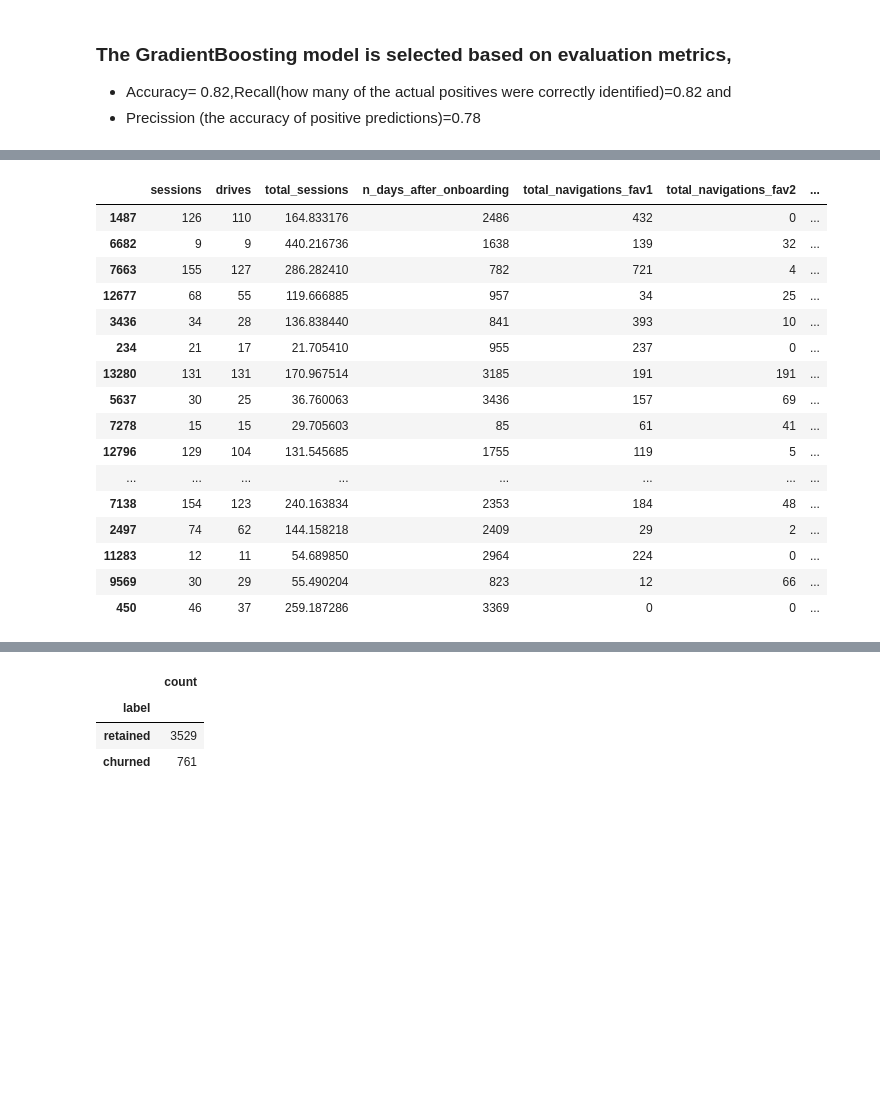
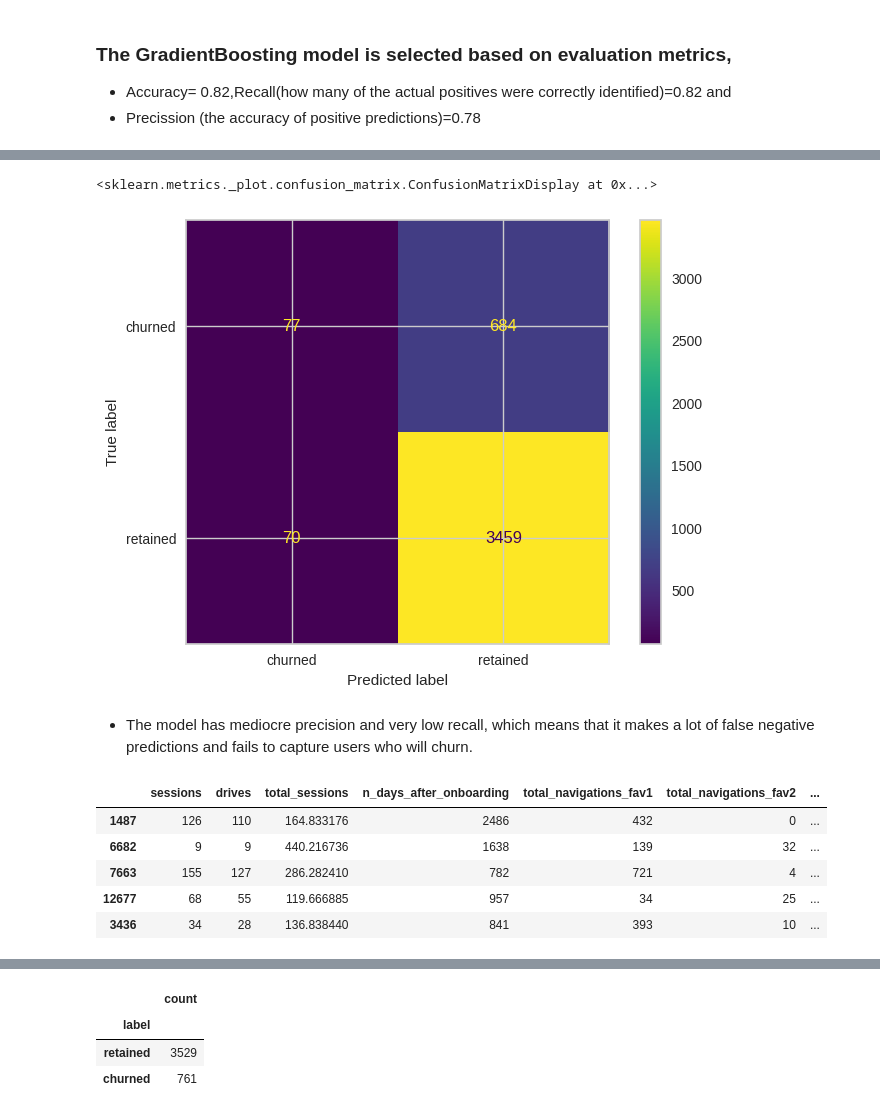
Before and after one commit to Hareg2024/User-churn, a Jupyter notebook: waze.ipynb, the cells around one changed output, grey strips where cells are left out. Cells and saved outputs as stored; diff of their text form; code cells hidden in the pictures; blank space fills up the shorter version.

```diff
--- a/waze.ipynb
+++ b/waze.ipynb
@@ -233,21 +335,21 @@ gbst_pred = predict_model(gbst)
+# %%
+#confusion matrics
+from sklearn.metrics import confusion_matrix, ConfusionMatrixDisplay
+
+confusion_matrix( gbst_pred['prediction_label'],gbst_pred['label'])
+ConfusionMatrixDisplay.from_predictions(gbst_pred['label'], gbst_pred['prediction_label'])
+# %% [output]
+<sklearn.metrics._plot.confusion_matrix.ConfusionMatrixDisplay at 0x...>
+[figure, added]
+# %% [markdown]
+* The model has mediocre precision and very low recall, which means that it makes a lot of false negative predictions and fails to capture users who will churn.
 # %%
 df_final=gbst_pred.copy()
-df_final.head(20)
+df_final.head(5)
 # %% [output]
 |  | sessions | drives | total_sessions | n_days_after_onboarding | total_navigations_fav1 | total_navigations_fav2 | ... |
 | 1487 | 126 | 110 | 164.833176 | 2486 | 432 | 0 | ... |
 | 6682 | 9 | 9 | 440.216736 | 1638 | 139 | 32 | ... |
 | 7663 | 155 | 127 | 286.282410 | 782 | 721 | 4 | ... |
 | 12677 | 68 | 55 | 119.666885 | 957 | 34 | 25 | ... |
 | 3436 | 34 | 28 | 136.838440 | 841 | 393 | 10 | ... |
-| 234 | 21 | 17 | 21.705410 | 955 | 237 | 0 | ... |
-| 13280 | 131 | 131 | 170.967514 | 3185 | 191 | 191 | ... |
-| 5637 | 30 | 25 | 36.760063 | 3436 | 157 | 69 | ... |
-| 7278 | 15 | 15 | 29.705603 | 85 | 61 | 41 | ... |
-| 12796 | 129 | 104 | 131.545685 | 1755 | 119 | 5 | ... |
-| ... | ... | ... | ... | ... | ... | ... | ... |
-| 7138 | 154 | 123 | 240.163834 | 2353 | 184 | 48 | ... |
-| 2497 | 74 | 62 | 144.158218 | 2409 | 29 | 2 | ... |
-| 11283 | 12 | 11 | 54.689850 | 2964 | 224 | 0 | ... |
-| 9569 | 30 | 29 | 55.490204 | 823 | 12 | 66 | ... |
-| 450 | 46 | 37 | 259.187286 | 3369 | 0 | 0 | ... |
```
Also changed, not shown: parts of 24 cells of this notebook.
